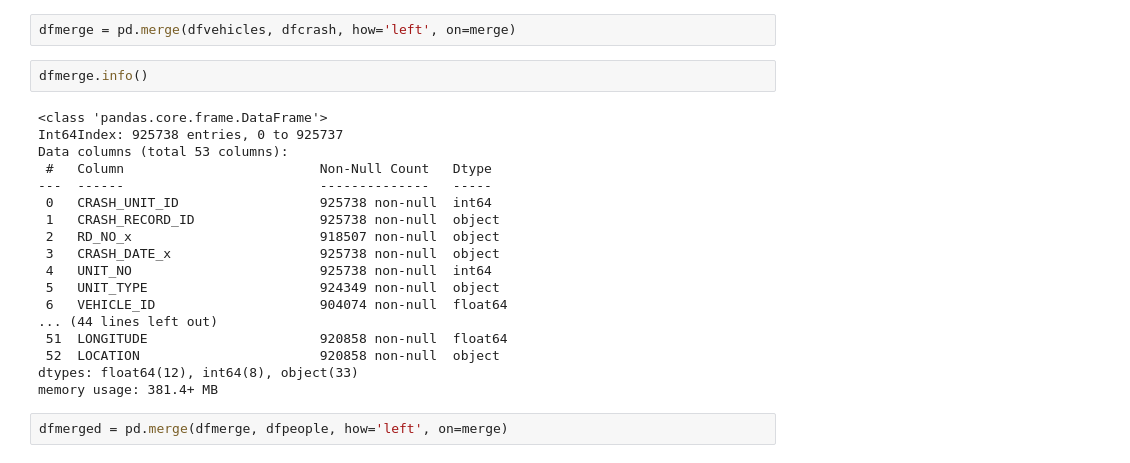
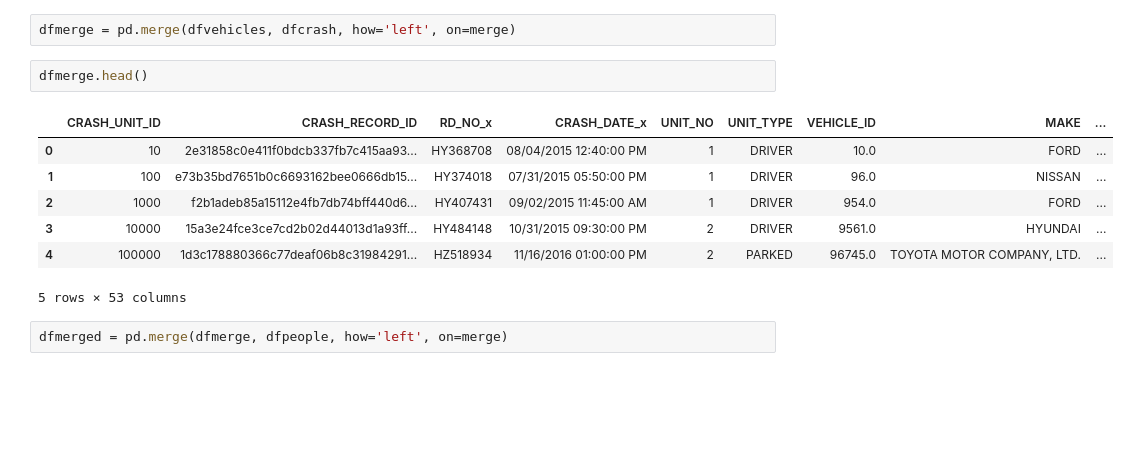
Before and after one commit to JosephDenney/ChicagoCrashes, a Jupyter notebook: Proj3_EDA.ipynb, the cells around one changed output. Drawn from its saved outputs; the diff is of its cells as text; blank space fills up the shorter version.

```diff
--- a/Proj3_EDA.ipynb
+++ b/Proj3_EDA.ipynb
@@ -93,25 +92,15 @@ merge = 'CRASH_RECORD_ID'
 # %%
 dfmerge = pd.merge(dfvehicles, dfcrash, how='left', on=merge)
 # %%
-dfmerge.info()
+dfmerge.head()
 # %% [output]
+|  | CRASH_UNIT_ID | CRASH_RECORD_ID | RD_NO_x | CRASH_DATE_x | UNIT_NO | UNIT_TYPE | VEHICLE_ID | MAKE | ... |
+| 0 | 10 | 2e31858c0e411f0bdcb337fb7c415aa93... | HY368708 | 08/04/2015 12:40:00 PM | 1 | DRIVER | 10.0 | FORD | ... |
+| 1 | 100 | e73b35bd7651b0c6693162bee0666db15... | HY374018 | 07/31/2015 05:50:00 PM | 1 | DRIVER | 96.0 | NISSAN | ... |
+| 2 | 1000 | f2b1adeb85a15112e4fb7db74bff440d6... | HY407431 | 09/02/2015 11:45:00 AM | 1 | DRIVER | 954.0 | FORD | ... |
+| 3 | 10000 | 15a3e24fce3ce7cd2b02d44013d1a93ff... | HY484148 | 10/31/2015 09:30:00 PM | 2 | DRIVER | 9561.0 | HYUNDAI | ... |
+| 4 | 100000 | 1d3c178880366c77deaf06b8c31984291... | HZ518934 | 11/16/2016 01:00:00 PM | 2 | PARKED | 96745.0 | TOYOTA MOTOR COMPANY, LTD. | ... |
-<class 'pandas.core.frame.DataFrame'>
-Int64Index: 925738 entries, 0 to 925737
-Data columns (total 53 columns):
- #   Column                         Non-Null Count   Dtype
----  ------                         --------------   -----
- 0   CRASH_UNIT_ID                  925738 non-null  int64
- 1   CRASH_RECORD_ID                925738 non-null  object
- 2   RD_NO_x                        918507 non-null  object
- 3   CRASH_DATE_x                   925738 non-null  object
- 4   UNIT_NO                        925738 non-null  int64
- 5   UNIT_TYPE                      924349 non-null  object
- 6   VEHICLE_ID                     904074 non-null  float64
-... (44 lines left out)
- 51  LONGITUDE                      920858 non-null  float64
- 52  LOCATION                       920858 non-null  object
-dtypes: float64(12), int64(8), object(33)
-memory usage: 381.4+ MB
+5 rows × 53 columns
 # %%
 dfmerged = pd.merge(dfmerge, dfpeople, how='left', on=merge)
 # %%
```
Also changed, not shown: parts of 19 cells of this notebook, 9 other files.
